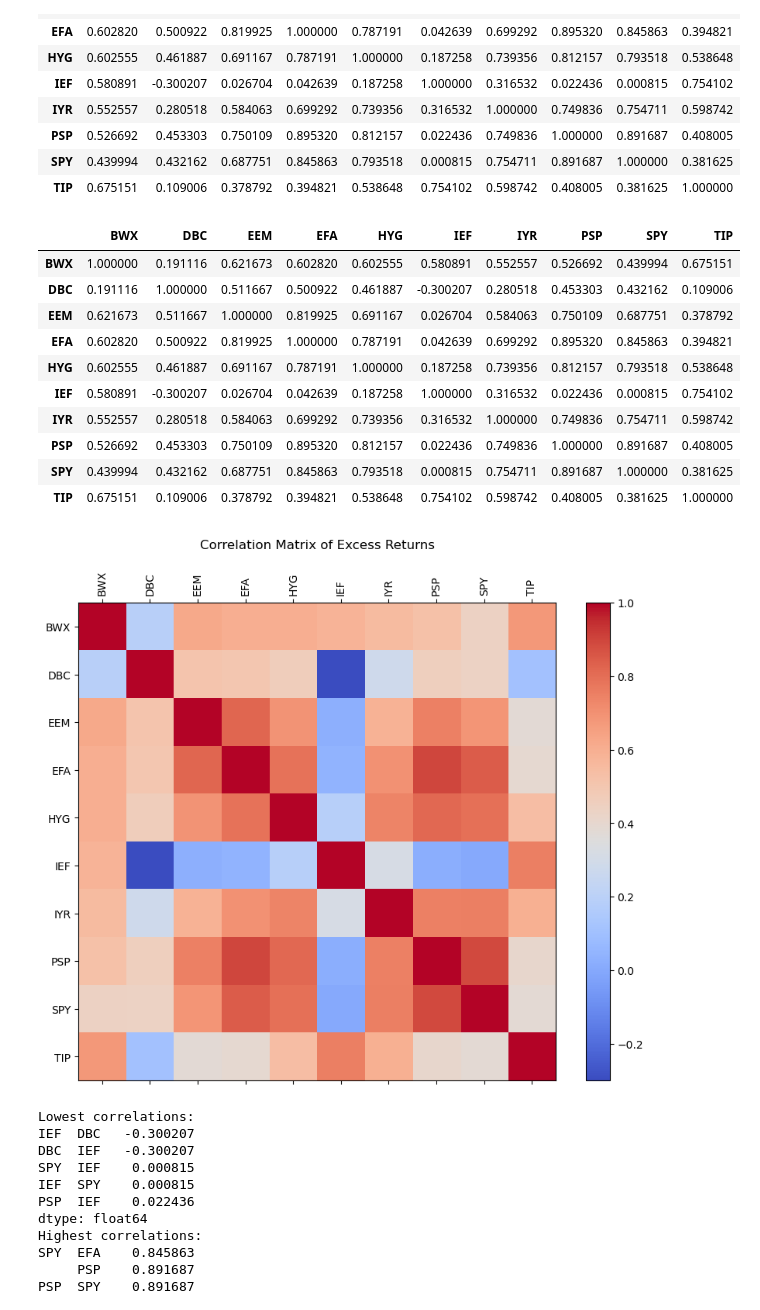
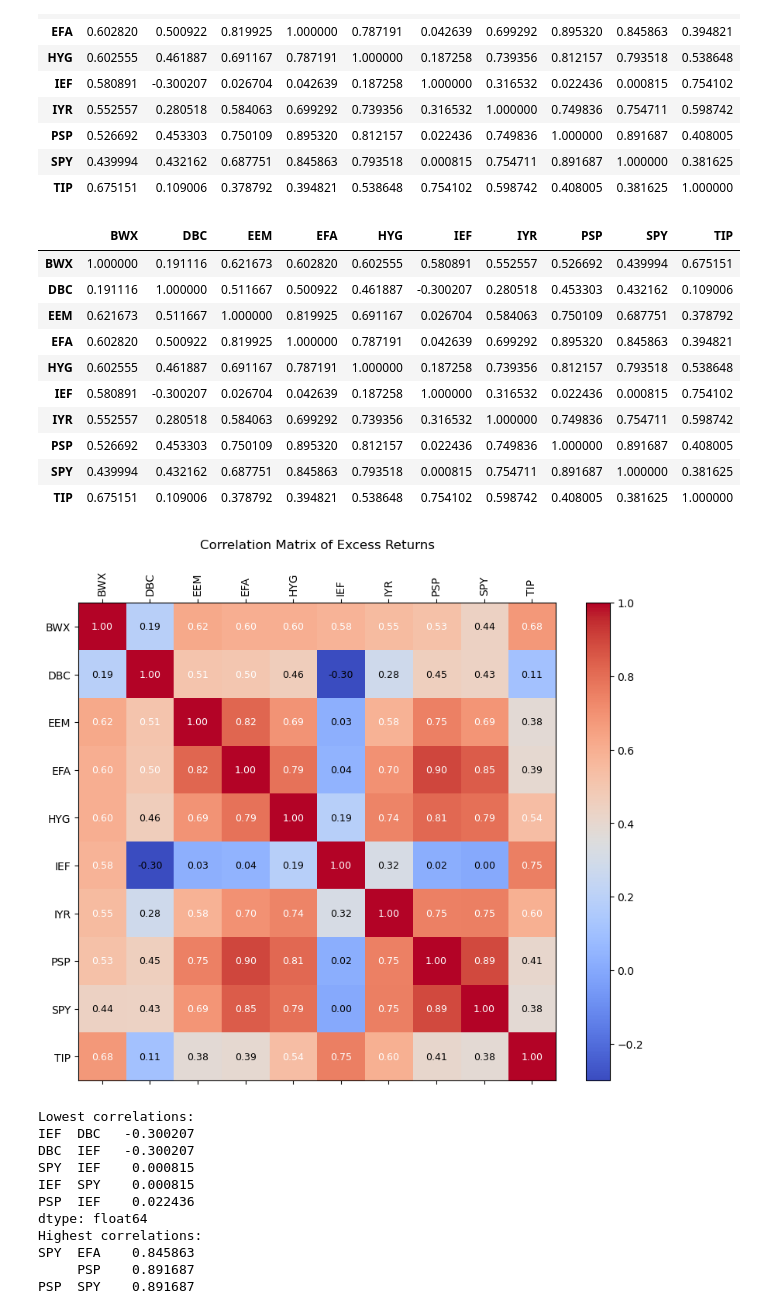
Before and after one commit to sidsahacodes/finm36700, a Jupyter notebook: HW1.ipynb, the cells around one changed output. Cells and saved outputs as stored; diff of their text form; code cells hidden in the pictures.

```diff
--- a/HW1.ipynb
+++ b/HW1.ipynb
@@ -101,31 +101,42 @@ display(corr)
 # %%
 fig, ax = plt.subplots(figsize=(10, 8))
 cax = ax.matshow(corr, cmap="coolwarm")
 
 display(corr)
 fig.colorbar(cax)
 
 # Set ticks and labels
 ax.set_xticks(range(len(corr.columns)))
 ax.set_yticks(range(len(corr.columns)))
 ax.set_xticklabels(corr.columns, rotation=90)
 ax.set_yticklabels(corr.columns)
 
+# Annotate correlation values
+for i in range(len(corr)):
+    for j in range(len(corr)):
+        ax.text(
+            j, i,
+            f"{corr.iloc[i, j]:.2f}",
+            ha="center", va="center",
+            color="black" if abs(corr.iloc[i, j]) < 0.5 else "white",
+            fontsize=9
+        )
+
 plt.title("Correlation Matrix of Excess Returns", pad=20)
 plt.show()
 # %% [output]
 |  | BWX | DBC | EEM | EFA | HYG | IEF | IYR | PSP | SPY | TIP |
 | BWX | 1.000000 | 0.191116 | 0.621673 | 0.602820 | 0.602555 | 0.580891 | 0.552557 | 0.526692 | 0.439994 | 0.675151 |
 | DBC | 0.191116 | 1.000000 | 0.511667 | 0.500922 | 0.461887 | -0.300207 | 0.280518 | 0.453303 | 0.432162 | 0.109006 |
 | EEM | 0.621673 | 0.511667 | 1.000000 | 0.819925 | 0.691167 | 0.026704 | 0.584063 | 0.750109 | 0.687751 | 0.378792 |
 | EFA | 0.602820 | 0.500922 | 0.819925 | 1.000000 | 0.787191 | 0.042639 | 0.699292 | 0.895320 | 0.845863 | 0.394821 |
 | HYG | 0.602555 | 0.461887 | 0.691167 | 0.787191 | 1.000000 | 0.187258 | 0.739356 | 0.812157 | 0.793518 | 0.538648 |
 | IEF | 0.580891 | -0.300207 | 0.026704 | 0.042639 | 0.187258 | 1.000000 | 0.316532 | 0.022436 | 0.000815 | 0.754102 |
 | IYR | 0.552557 | 0.280518 | 0.584063 | 0.699292 | 0.739356 | 0.316532 | 1.000000 | 0.749836 | 0.754711 | 0.598742 |
 | PSP | 0.526692 | 0.453303 | 0.750109 | 0.895320 | 0.812157 | 0.022436 | 0.749836 | 1.000000 | 0.891687 | 0.408005 |
 | SPY | 0.439994 | 0.432162 | 0.687751 | 0.845863 | 0.793518 | 0.000815 | 0.754711 | 0.891687 | 1.000000 | 0.381625 |
 | TIP | 0.675151 | 0.109006 | 0.378792 | 0.394821 | 0.538648 | 0.754102 | 0.598742 | 0.408005 | 0.381625 | 1.000000 |
-[figure, old version]
+[figure, new version]
 # %%
 corr_pairs = corr.unstack()
 corr_pairs = corr_pairs.drop(labels=[(col, col) for col in corr.columns])
```
Also changed, not shown: parts of 12 cells of this notebook.
